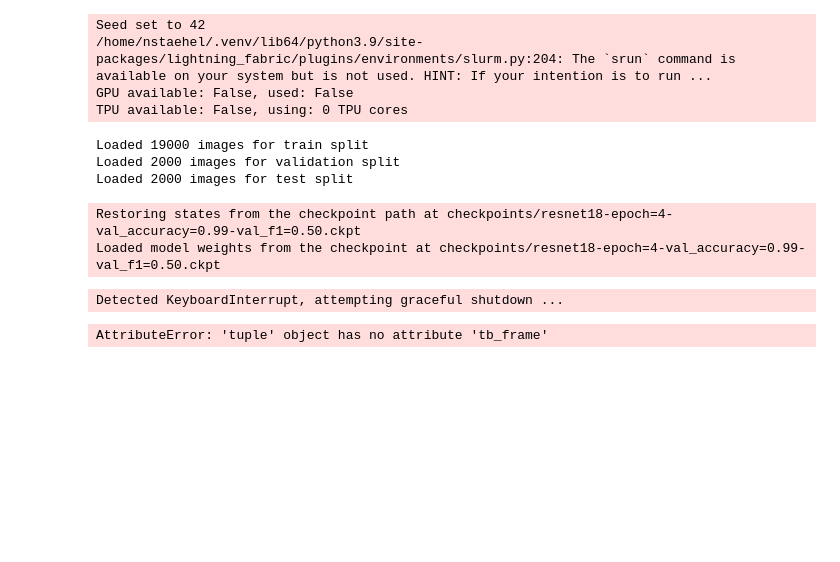
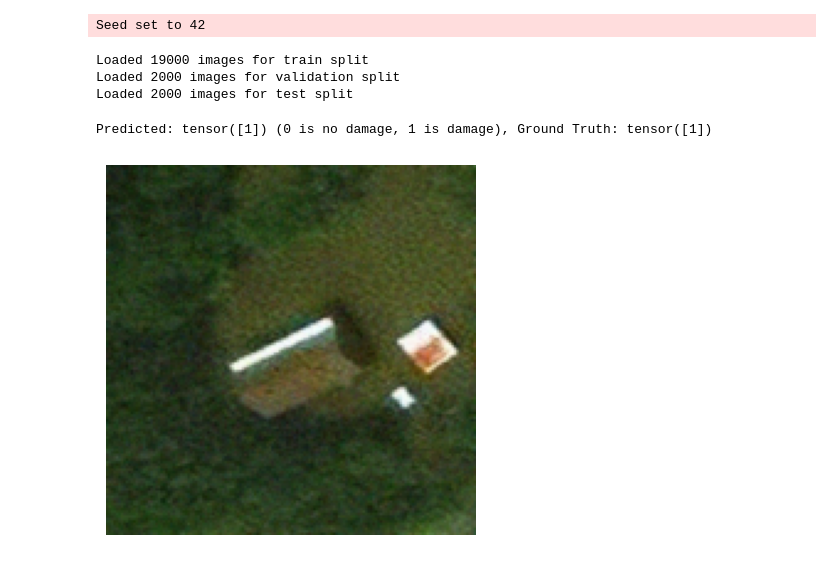
Before and after one commit to nstaehel/IPEO_hurricane_damage_assesment, a Jupyter notebook: inference.ipynb, the cells around one changed output. Drawn from its saved outputs; the diff is of its cells as text; code cells hidden in the pictures; blank space fills up the shorter version.

Commit message:
Last minute changes for visualisation and corrections

```diff
--- a/inference.ipynb
+++ b/inference.ipynb
@@ -6,38 +10,35 @@ import pandas as pd
 # %%
 root_dir="ipeo_hurricane_for_students"
-trainer, lightning_model = modelling_choice(model_name="resnet18", max_epochs=40, pretrained=True)
-#mean, std = compute_dataset_statistics(root_dir, split="train", batch_size=1000)
+torch_model = torchvision.models.resnet18(pretrained=False, num_classes=2)
-# %% [output]
-Seed set to 42
-/home/nstaehel/.venv/lib64/python3.9/site-packages/lightning_fabric/plugins/environments/slurm.py:204: The `srun` command is available on your system but is not used. HINT: If your intention is to run ...
-GPU available: False, used: False
-TPU available: False, using: 0 TPU cores
 # %%
 mean = torch.load("src/preprocessing/mean.pt")
 std = torch.load("src/preprocessing/std.pt")
 # %%
-train_loader, val_loader, test_loader = get_dataloaders(root_dir, mean=mean, std=std, batch_size=100)
-checkpoint_path = "checkpoints/resnet18-epoch=4-val_accuracy=0.99-val_f1=0.50.ckpt"
-
-import traceback
-try:
-    rs = trainer.predict(lightning_model, dataloaders=test_loader, ckpt_path=checkpoint_path)
-except Exception as e:
-    traceback.print_exc()
-    print(type(e), repr(e))
-
-y_hat, y = list(map(list, zip(*rs)))
-y_hat = torch.vstack(y_hat)
-y = torch.hstack(y)
-accuracy = (y_hat.argmax(1) == y).float().mean()
-print(f"test accuracy {accuracy:.4f}")
-trainable_params, total_params = count_parameters(lightning_model)
-print(f"Trainable parameters: {trainable_params}, Total parameters: {total_params}")
+pl.seed_everything(42)
+train_loader, val_loader, test_loader = get_dataloaders(root_dir, mean=mean, std=std, batch_size=1)
+checkpoint_path = "/home/nstaehel/IPEO_hurricane_assesment/checkpoints/resnet18-adam-0.01-epoch=4-val_accuracy=0.98-val_f1=0.98.ckpt"
+lightning_model = LightningClassifierModelWrapper.load_from_checkpoint(checkpoint_path, model=torch_model)
+lightning_model.eval()
+dataiter = iter(test_loader)
+images, labels = next(dataiter) # get a batch of the defined size of test images
+with torch.no_grad():
+    output = lightning_model(images)
+    _, predicted = torch.max(output, 1)
+    print(f"Predicted: {predicted} (0 is no damage, 1 is damage), Ground Truth: {labels}")
 # %% [output]
-Loaded 19000 images for train split
-Loaded 2000 images for validation split
-Loaded 2000 images for test split
+Seed set to 42
-Restoring states from the checkpoint path at checkpoints/resnet18-epoch=4-val_accuracy=0.99-val_f1=0.50.ckpt
-Loaded model weights from the checkpoint at checkpoints/resnet18-epoch=4-val_accuracy=0.99-val_f1=0.50.ckpt
+Loaded 19000 images for train split
+Loaded 2000 images for validation split
+Loaded 2000 images for test split
-Detected KeyboardInterrupt, attempting graceful shutdown ...
+Predicted: tensor([1]) (0 is no damage, 1 is damage), Ground Truth: tensor([1])
-AttributeError: 'tuple' object has no attribute 'tb_frame'
+# %%
+std_inv = 1 / (std + 1e-8)
+unnormalize = T.Normalize(-mean * std_inv, std_inv)
+def show_tensor_image(t):
+    img = t.clamp(0,1).permute(1,2,0).cpu().numpy()
+    plt.imshow(img)
+    plt.axis("off")
+
+show_tensor_image(unnormalize(images[0]))
+# %% [output]
+[figure, added]
```
Also changed, not shown: parts of 1 cell of this notebook, 8 other files.
